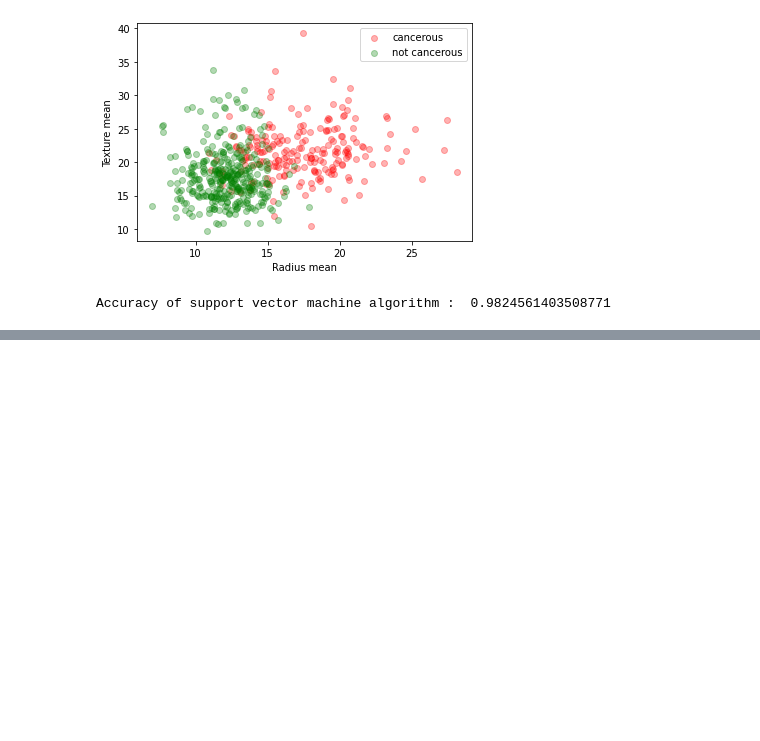
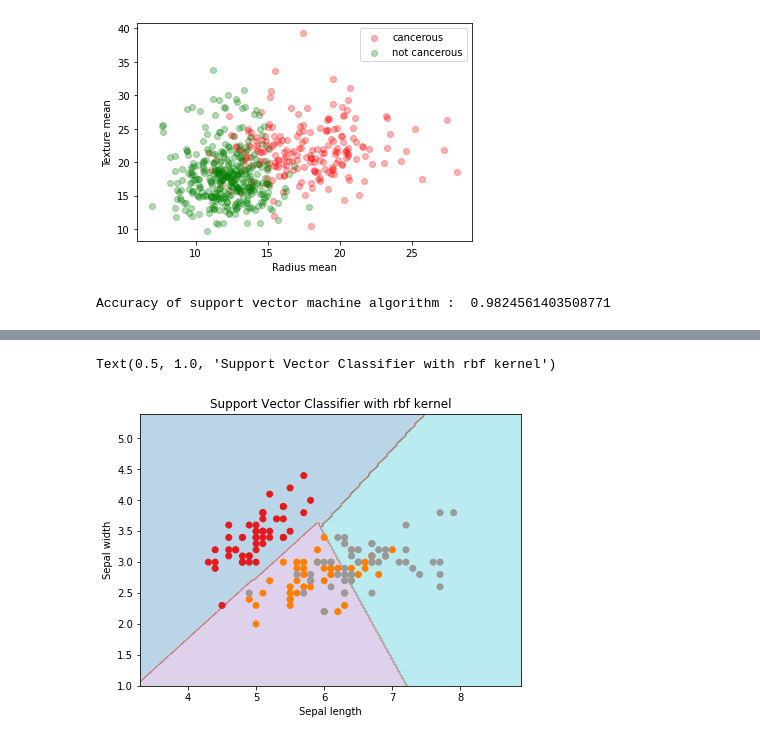
Before and after one commit to RecepBlby/Support-Vector-Machine, a Jupyter notebook: SVM.ipynb, the cells around one changed output, grey strips where cells are left out. Drawn from its saved outputs; the diff is of its cells as text; code cells hidden in the pictures; blank space fills up the shorter version.

```diff
--- a/SVM.ipynb
+++ b/SVM.ipynb
@@ -130,0 +174,16 @@ Accuracy of support vector machine algorithm :  0.9824561403508771
+# %%
+# VM classifier with rbf kernel, we can change the kernel to rbf
+Svc_classifier = svm.SVC(kernel = 'rbf', gamma ='auto',C = C).fit(X, y)
+Z = svc_classifier.predict(X_plot)
+Z = Z.reshape(xx.shape)
+plt.figure(figsize=(15, 5))
+plt.subplot(121)
+plt.contourf(xx, yy, Z, cmap = plt.cm.tab10, alpha = 0.3)
+plt.scatter(X[:, 0], X[:, 1], c = y, cmap = plt.cm.Set1)
+plt.xlabel('Sepal length')
+plt.ylabel('Sepal width')
+plt.xlim(xx.min(), xx.max())
+plt.title('Support Vector Classifier with rbf kernel')
+# %% [output]
+Text(0.5, 1.0, 'Support Vector Classifier with rbf kernel')
+[figure, added]
```
Also changed, not shown: parts of 8 cells of this notebook.
